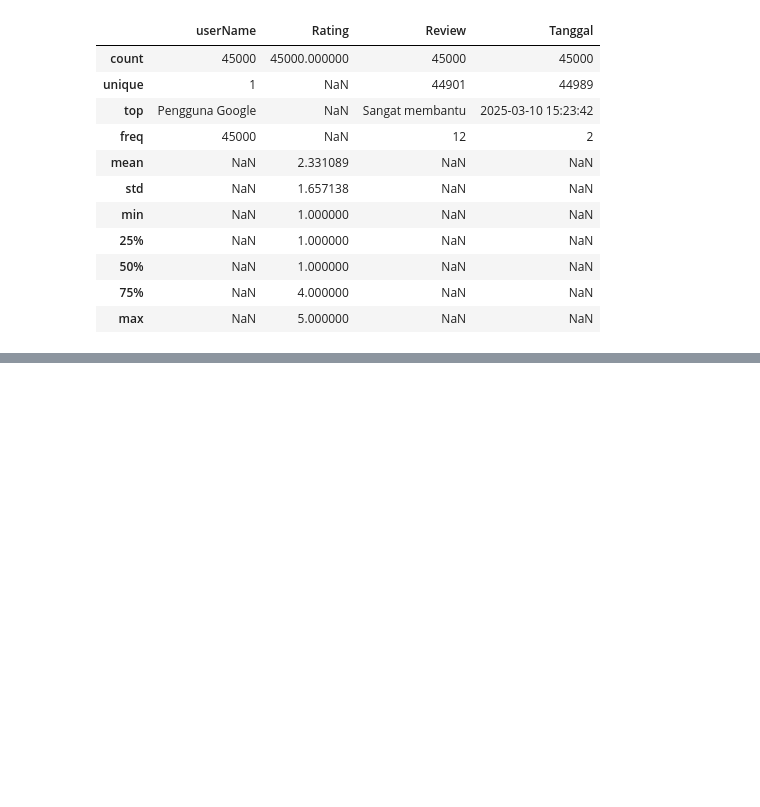
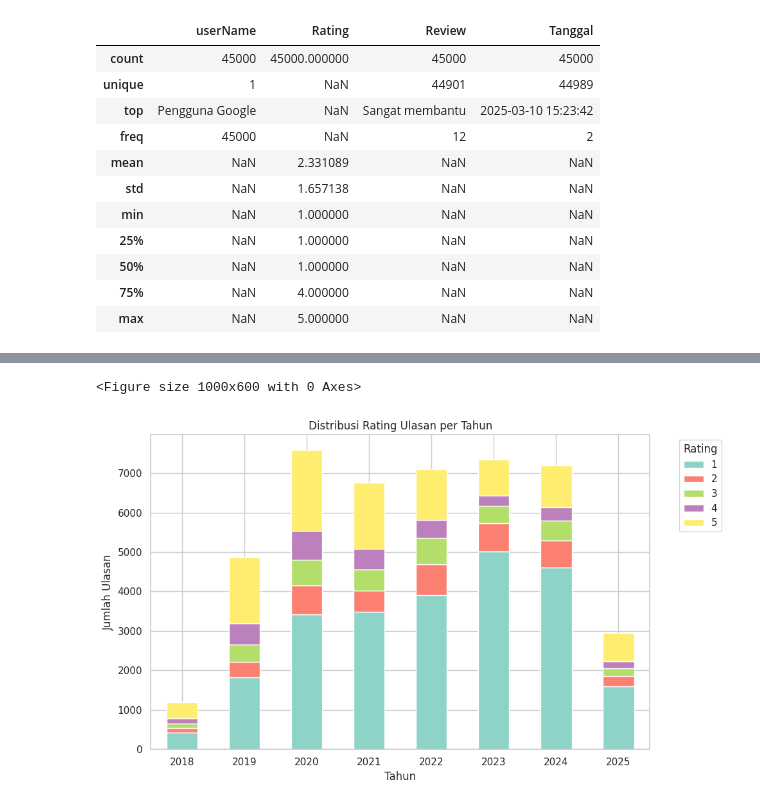
Before and after one commit to Robbysaidiii/Scraping_RobbySaidi_mc211d5y2136, a Jupyter notebook: pelatihan_model_.ipynb, the cells around one changed output, grey strips where cells are left out. Drawn from its saved outputs; the diff is of its cells as text; code cells hidden in the pictures; blank space fills up the shorter version.

```diff
--- a/pelatihan_model_.ipynb
+++ b/pelatihan_model_.ipynb
@@ -73,0 +162,24 @@ dari dataframe diatas terdapat 44999 data yang berisi 4 kolom dengan tipe data 3
+# %%
+import matplotlib.pyplot as plt
+import seaborn as sns
+
+# Pastikan kolom Tanggal dalam format datetime
+df['Tanggal'] = pd.to_datetime(df['Tanggal'], errors='coerce')
+
+# Group by tahun dan rating
+rating_per_tahun = df.groupby([df['Tanggal'].dt.year, 'Rating']).size().unstack(fill_value=0)
+
+# Plot
+plt.figure(figsize=(10, 6))
+rating_per_tahun.plot(kind='bar', stacked=True, colormap='Set3', figsize=(10, 6))
+
+plt.title("Distribusi Rating Ulasan per Tahun")
+plt.xlabel("Tahun")
+plt.ylabel("Jumlah Ulasan")
+plt.legend(title="Rating", bbox_to_anchor=(1.05, 1), loc='upper left')
+plt.xticks(rotation=0)
+plt.tight_layout()
+plt.show()
+# %% [output]
+<Figure size 1000x600 with 0 Axes>
+[figure, added]
```
Also changed, not shown: parts of 24 cells of this notebook.
